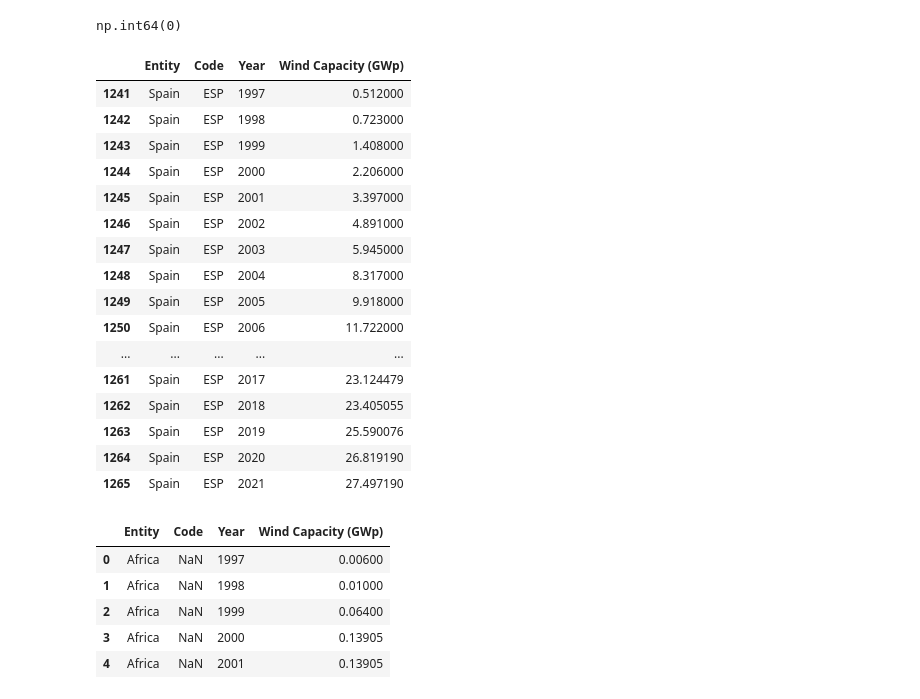
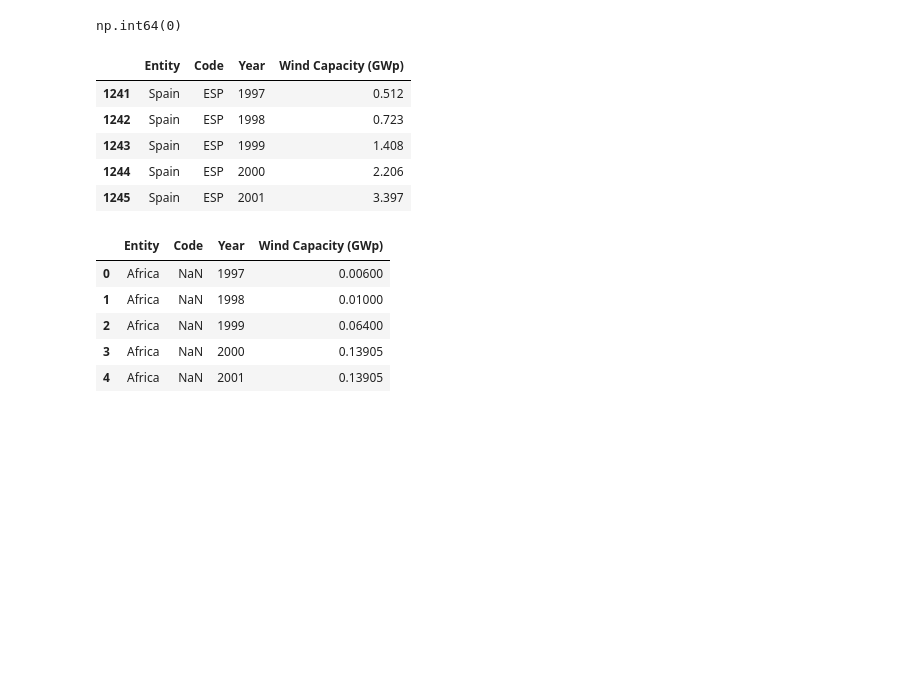
Before and after one commit to sansisimon/renewable-energy-project, a Jupyter notebook: EDA_01.ipynb, the cells around one changed output. Drawn from its saved outputs; the diff is of its cells as text; code cells hidden in the pictures; blank space fills up the shorter version.

```diff
--- a/EDA_01.ipynb
+++ b/EDA_01.ipynb
@@ -759,25 +767,14 @@ np.int64(0)
 df_installed_wind.rename(columns={'Wind Capacity' : 'Wind Capacity (GWp)'}, inplace=True)
 # %%
 #Buscamos España igualmente, para hacer la comparación con datos reales:.
-df_installed_wind[(df_installed_wind['Entity'] == 'Spain')]
+df_installed_wind[(df_installed_wind['Entity'] == 'Spain')].head()
 # %% [output]
 |  | Entity | Code | Year | Wind Capacity (GWp) |
-| 1241 | Spain | ESP | 1997 | 0.512000 |
-| 1242 | Spain | ESP | 1998 | 0.723000 |
-| 1243 | Spain | ESP | 1999 | 1.408000 |
-| 1244 | Spain | ESP | 2000 | 2.206000 |
-| 1245 | Spain | ESP | 2001 | 3.397000 |
-| 1246 | Spain | ESP | 2002 | 4.891000 |
-| 1247 | Spain | ESP | 2003 | 5.945000 |
-| 1248 | Spain | ESP | 2004 | 8.317000 |
-| 1249 | Spain | ESP | 2005 | 9.918000 |
-| 1250 | Spain | ESP | 2006 | 11.722000 |
-| ... | ... | ... | ... | ... |
-| 1261 | Spain | ESP | 2017 | 23.124479 |
-| 1262 | Spain | ESP | 2018 | 23.405055 |
-| 1263 | Spain | ESP | 2019 | 25.590076 |
-| 1264 | Spain | ESP | 2020 | 26.819190 |
-| 1265 | Spain | ESP | 2021 | 27.497190 |
+| 1241 | Spain | ESP | 1997 | 0.512 |
+| 1242 | Spain | ESP | 1998 | 0.723 |
+| 1243 | Spain | ESP | 1999 | 1.408 |
+| 1244 | Spain | ESP | 2000 | 2.206 |
+| 1245 | Spain | ESP | 2001 | 3.397 |
 # %%
 df_installed_wind.head()
 # %% [output]
```
Also changed, not shown: parts of 12 cells of this notebook, 4 other files.
